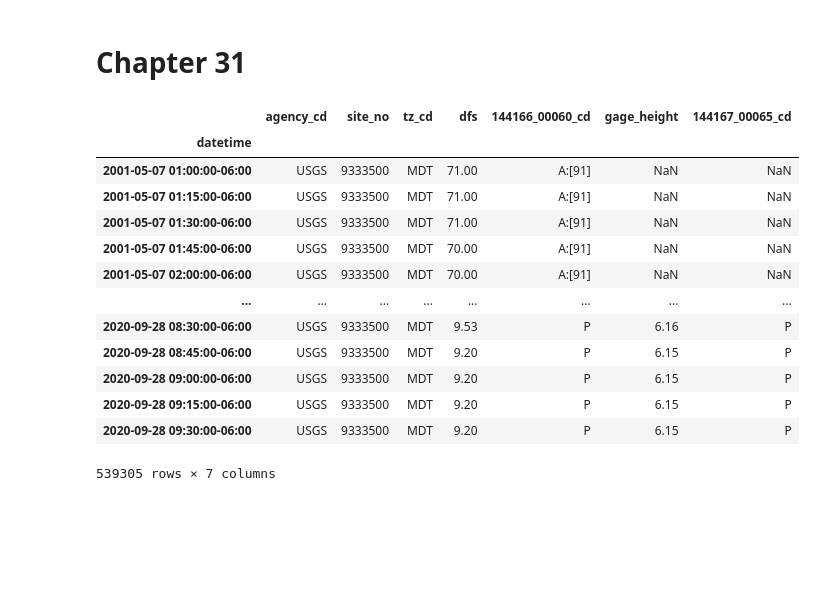
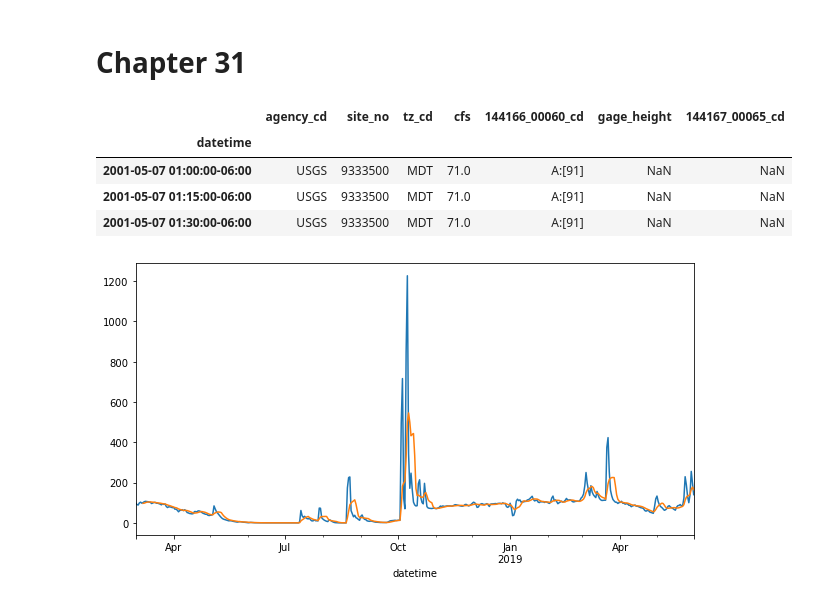
Before and after one commit to jporman/general, a Jupyter notebook: effective_pandas.ipynb, the cells around one changed output. Drawn from its saved outputs; the diff is of its cells as text; code cells hidden in the pictures; blank space fills up the shorter version.

```diff
--- a/effective_pandas.ipynb
+++ b/effective_pandas.ipynb
@@ -1243,34 +1330,42 @@ pres.sort_values(by='President',
 # %%
 url = 'https://github.com/mattharrison/datasets/raw/master'\
       '/data/dirtydevil.txt'
 df = pd.read_csv(url, skiprows=lambda num: num<34 or num==35,
                  sep='\t')
 
 #Convert timezone toAmerica/Denver and specify intelligible column names
 def tweak_river(df_):
     return (df_
             .assign(datetime=pd.to_datetime(df_['datetime'])
                              .dt.tz_localize('MST7MDT',ambiguous=True)
                              .dt.tz_convert('America/Denver'))
-            .rename(columns={'144166_00060':'dfs',
+            .rename(columns={'144166_00060':'cfs',
                              '144167_00065':'gage_height'})
             .set_index('datetime')
            )
 
 dd=tweak_river(df)
-dd
+dd.head(3)
 # %% [output]
-|  | agency_cd | site_no | tz_cd | dfs | 144166_00060_cd | gage_height | 144167_00065_cd |
+|  | agency_cd | site_no | tz_cd | cfs | 144166_00060_cd | gage_height | 144167_00065_cd |
 | datetime |  |  |  |  |  |  |  |
-| 2001-05-07 01:00:00-06:00 | USGS | 9333500 | MDT | 71.00 | A:[91] | NaN | NaN |
-| 2001-05-07 01:15:00-06:00 | USGS | 9333500 | MDT | 71.00 | A:[91] | NaN | NaN |
-| 2001-05-07 01:30:00-06:00 | USGS | 9333500 | MDT | 71.00 | A:[91] | NaN | NaN |
-| 2001-05-07 01:45:00-06:00 | USGS | 9333500 | MDT | 70.00 | A:[91] | NaN | NaN |
-| 2001-05-07 02:00:00-06:00 | USGS | 9333500 | MDT | 70.00 | A:[91] | NaN | NaN |
-| ... | ... | ... | ... | ... | ... | ... | ... |
-| 2020-09-28 08:30:00-06:00 | USGS | 9333500 | MDT | 9.53 | P | 6.16 | P |
-| 2020-09-28 08:45:00-06:00 | USGS | 9333500 | MDT | 9.20 | P | 6.15 | P |
-| 2020-09-28 09:00:00-06:00 | USGS | 9333500 | MDT | 9.20 | P | 6.15 | P |
-| 2020-09-28 09:15:00-06:00 | USGS | 9333500 | MDT | 9.20 | P | 6.15 | P |
-| 2020-09-28 09:30:00-06:00 | USGS | 9333500 | MDT | 9.20 | P | 6.15 | P |
+| 2001-05-07 01:00:00-06:00 | USGS | 9333500 | MDT | 71.0 | A:[91] | NaN | NaN |
+| 2001-05-07 01:15:00-06:00 | USGS | 9333500 | MDT | 71.0 | A:[91] | NaN | NaN |
+| 2001-05-07 01:30:00-06:00 | USGS | 9333500 | MDT | 71.0 | A:[91] | NaN | NaN |
-539305 rows × 7 columns
+# %%
+fig,ax=plt.subplots()
+fig.set_size_inches(10,5)
+
+dd2018=(dd['cfs'].loc['2018-03':'2019-05']
+                 .clip(upper=1500)
+       )
+ax = (dd2018.resample('D')
+            .mean()
+            .plot(label='Daily'))
+ax = (dd2018.resample('D')
+            .mean()
+            .rolling(7)
+            .mean()
+            .plot())
+# %% [output]
+[figure, added]
```
Also changed, not shown: parts of 32 cells of this notebook.
